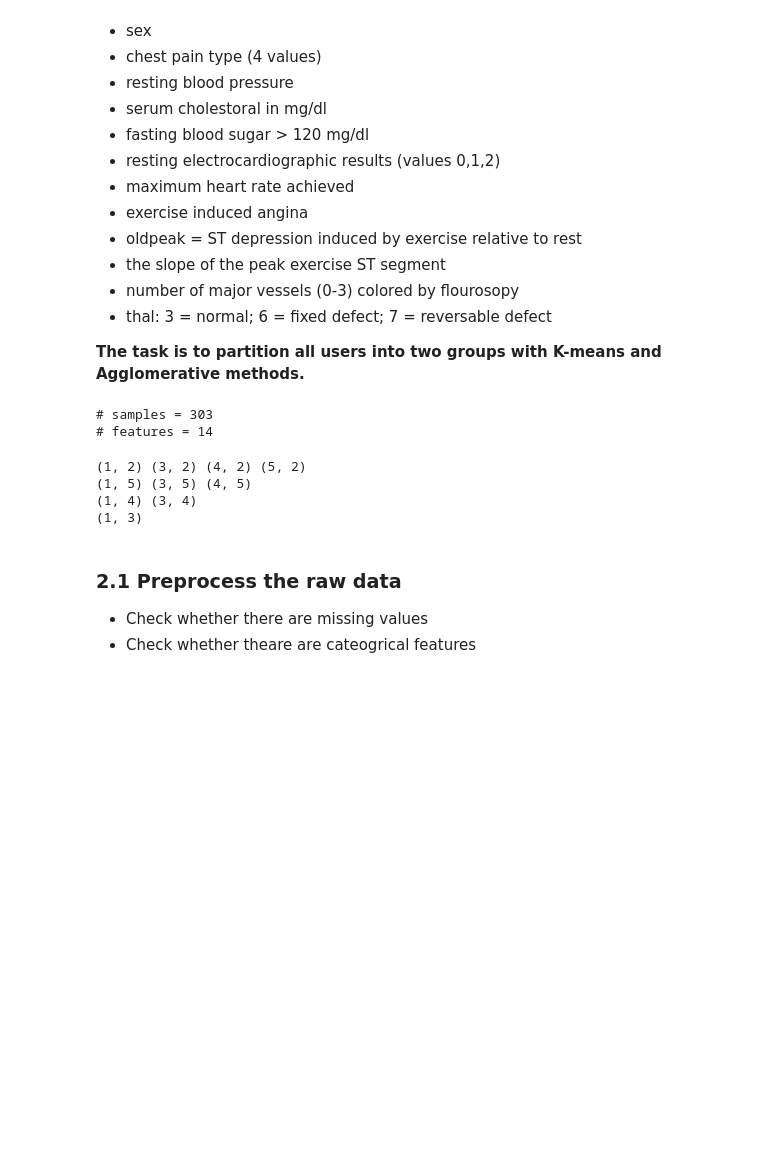
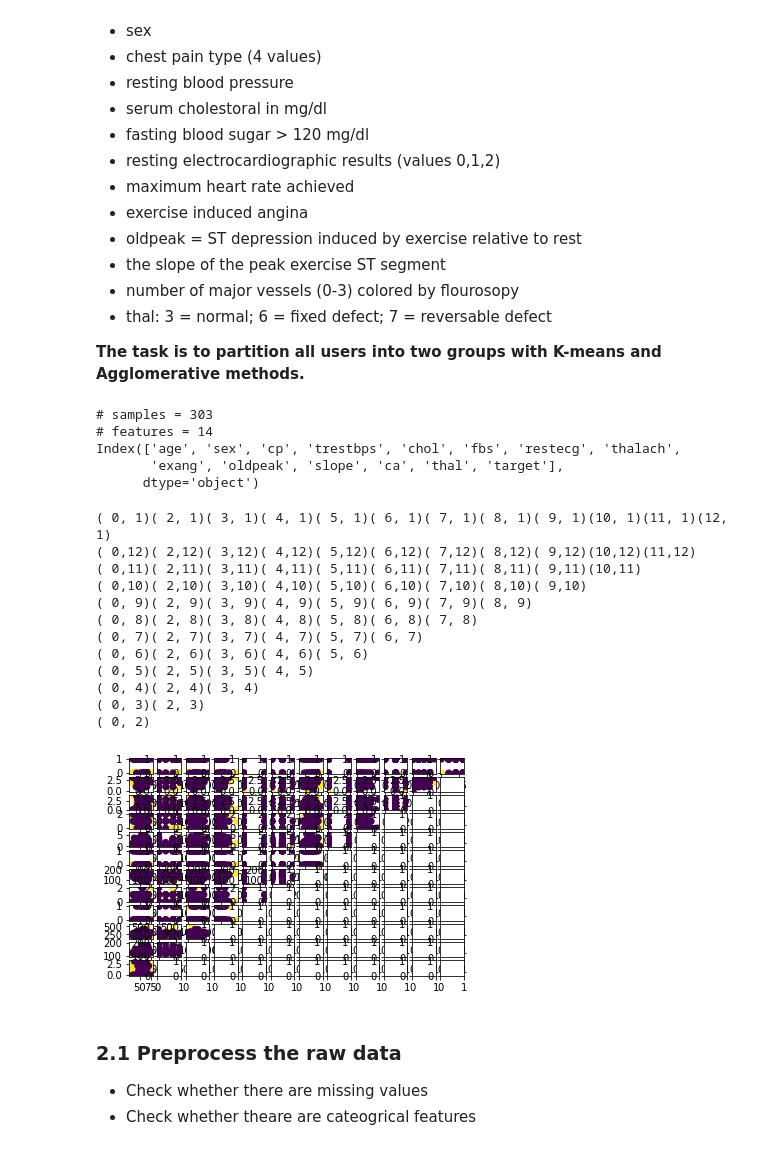
Before and after one commit to lduran2/CIS3715_DataScience_2022, a Jupyter notebook: Lab06/Lab06_Clustering.ipynb, the cells around one changed output. Drawn from its saved outputs; the diff is of its cells as text; code cells hidden in the pictures; blank space fills up the shorter version.

```diff
--- a/Lab06/Lab06_Clustering.ipynb
+++ b/Lab06/Lab06_Clustering.ipynb
@@ -117,34 +117,59 @@ DATASET_FILENAME = r'heart.csv'     # filename of the dataset input
 df = pd.read_csv(DATASET_FILENAME)
 # get the # samples and dimensionality (d) of df
 N_SAMPS, N_FEATS = df.shape
-print("# samples = {}".format(N_SAMPS))
-print("# features = {}".format(N_FEATS))
+print(r"# samples = {}".format(N_SAMPS))
+print(r"# features = {}".format(N_FEATS))
+print(df.columns)
+
+# split off the targets
+y = df[df.columns[-1]]
 # %% [output]
 # samples = 303
 # features = 14
+Index(['age', 'sex', 'cp', 'trestbps', 'chol', 'fbs', 'restecg', 'thalach',
+       'exang', 'oldpeak', 'slope', 'ca', 'thal', 'target'],
+      dtype='object')
 # %%
 # visualize the data
 
-# small mock # features
-N_FEATS = 5
+# number of X columns
+N_X_COLS = (N_FEATS - 1)
+# create square plot
+fig, ax = plt.subplots(N_X_COLS - 1, N_X_COLS - 1)
 
 # for each row in [1, [d..2]]
-for i_row in ([1] + list(range(N_FEATS - 1, 1, -1))):
+# (i_col, i_row) -> (X0, X1)
+for i_row, iX1 in enumerate([1] + list(range((N_X_COLS - 1), 1, -1))):
     # calculate the number of rows
-    N_COLS = i_row if (i_row != 1) else N_FEATS
-    # for each column [0, [3..N_COLS]]
-    for i_col in ([0] + list(range(2, N_COLS))):
-        # (x, y) = (i_col, i_row)
-        # print the result
-        print((i_col + 1, i_row + 1), end=' ')
+    N_COLS = iX1 if (iX1 != 1) else N_X_COLS
+    # for each column [0, [2..N_COLS]]
+    for i_col, iX0 in enumerate([0] + list(range(2, N_COLS))):
+        # get the corresponding feature headers
+        X0, X1 = tuple(df[df.columns[i]] for i in (iX0, iX1))
+        # print the X as a progress bar
+        print('({:2},{:2})'.format(iX0, iX1), end='')
+        # plot these two features
+        ax[i_row][i_col].scatter(X0, X1, c=y)
     # next i_col
+    # label the row
     print()
 # next i_row
+
+plt.show()
 # %% [output]
-(1, 2) (3, 2) (4, 2) (5, 2)
-(1, 5) (3, 5) (4, 5)
-(1, 4) (3, 4)
-(1, 3)
+( 0, 1)( 2, 1)( 3, 1)( 4, 1)( 5, 1)( 6, 1)( 7, 1)( 8, 1)( 9, 1)(10, 1)(11, 1)(12, 1)
+( 0,12)( 2,12)( 3,12)( 4,12)( 5,12)( 6,12)( 7,12)( 8,12)( 9,12)(10,12)(11,12)
+( 0,11)( 2,11)( 3,11)( 4,11)( 5,11)( 6,11)( 7,11)( 8,11)( 9,11)(10,11)
+( 0,10)( 2,10)( 3,10)( 4,10)( 5,10)( 6,10)( 7,10)( 8,10)( 9,10)
+( 0, 9)( 2, 9)( 3, 9)( 4, 9)( 5, 9)( 6, 9)( 7, 9)( 8, 9)
+( 0, 8)( 2, 8)( 3, 8)( 4, 8)( 5, 8)( 6, 8)( 7, 8)
+( 0, 7)( 2, 7)( 3, 7)( 4, 7)( 5, 7)( 6, 7)
+( 0, 6)( 2, 6)( 3, 6)( 4, 6)( 5, 6)
+( 0, 5)( 2, 5)( 3, 5)( 4, 5)
+( 0, 4)( 2, 4)( 3, 4)
+( 0, 3)( 2, 3)
+( 0, 2)
+[figure, added]
 # %% [markdown]
 ### 2.1 Preprocess the raw data
 
```
Also changed, not shown: parts of 3 cells of this notebook.
